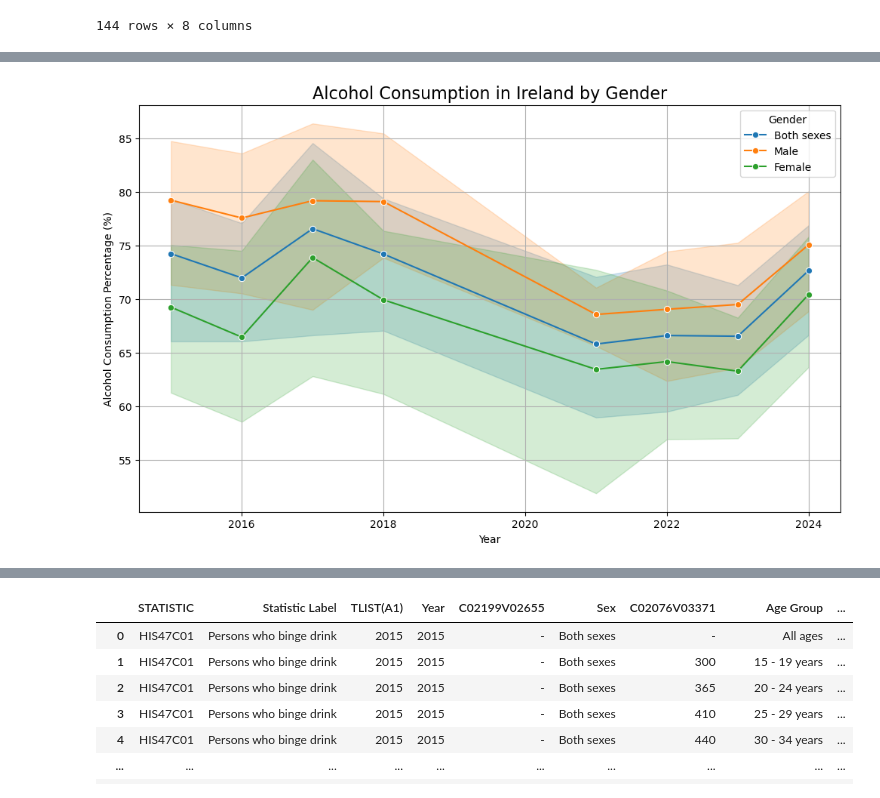
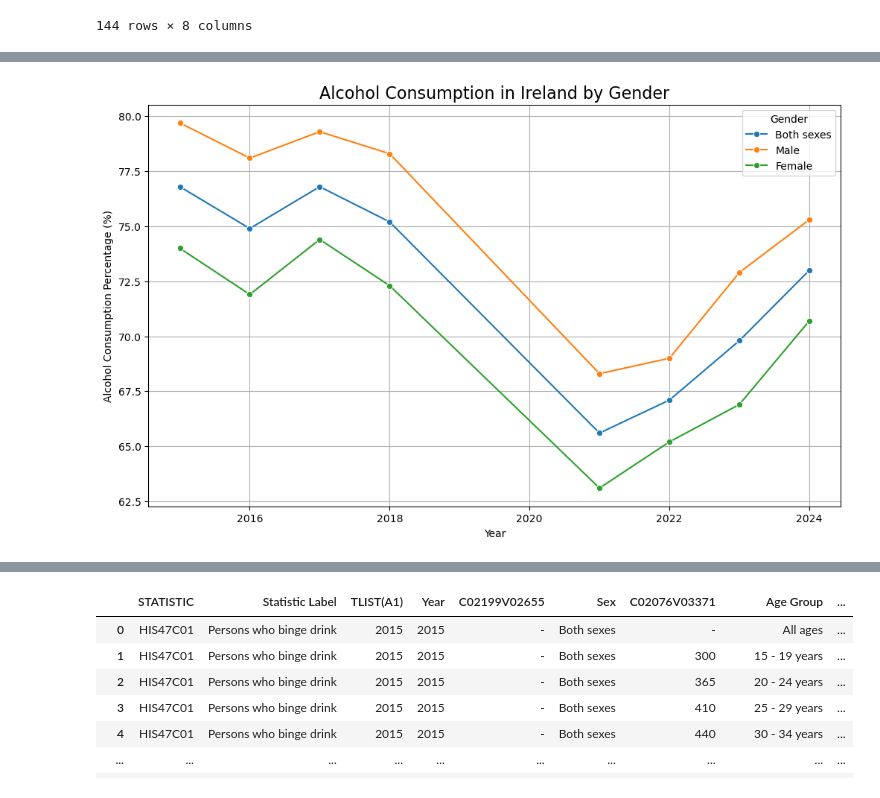
Before and after one commit to Sxnds01/PFDA-project, a Jupyter notebook: project.ipynb, the cells around one changed output, grey strips where cells are left out. Cells and saved outputs as stored; diff of their text form; code cells hidden in the pictures.

Commit message:
final few graphs

```diff
--- a/project.ipynb
+++ b/project.ipynb
@@ -51,3 +51,9 @@ df.drop(columns=['TLIST(A1)', 'C04143V04909'])
 | 142 | HIS46C01 | Persons who consumed alcohol in t... | 2024 | 2 | Female | Rest of EU | % | 68.5 |
 | 143 | HIS46C01 | Persons who consumed alcohol in t... | 2024 | 2 | Female | Rest of World | % | 55.9 |
 144 rows × 8 columns
+# %%
+# Filter for the row with "All age groups" only
+all_countries_df = df[df["Country of Birth"] == "All countries"]
+
+# Verify the filtered data
+print(all_countries_df.head())
@@ -54,16 +74,16 @@ df.drop(columns=['TLIST(A1)', 'C04143V04909'])
 # %%
-# Lineplot for trend in drinking in Ireland
+# Lineplot for trend in alcohol consumption in Ireland
 plt.figure(figsize=(12, 7))
-sns.lineplot(data=df, x="Year", y="VALUE", hue="Sex", marker="o")
+sns.lineplot(data=all_countries_df, x="Year", y="VALUE", hue="Sex", marker="o")
 
 # Customize
 plt.title("Alcohol Consumption in Ireland by Gender", fontsize=16)
 plt.xlabel("Year")
 plt.ylabel("Alcohol Consumption Percentage (%)")
 plt.legend(title="Gender")
 plt.grid(True)
 
 # Show the plot
 plt.show()
 # %% [output]
-[figure, old version]
+[figure, new version]
```
Also changed, not shown: parts of 7 cells of this notebook.
